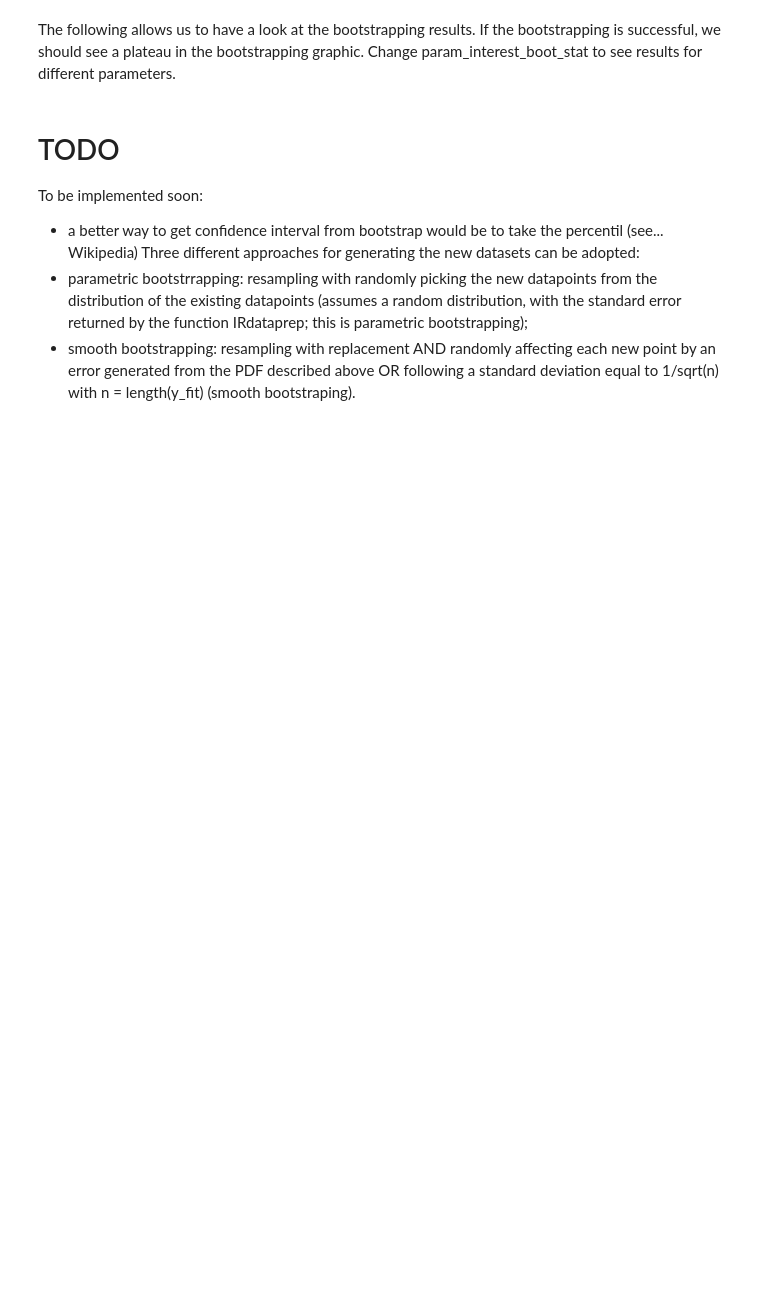
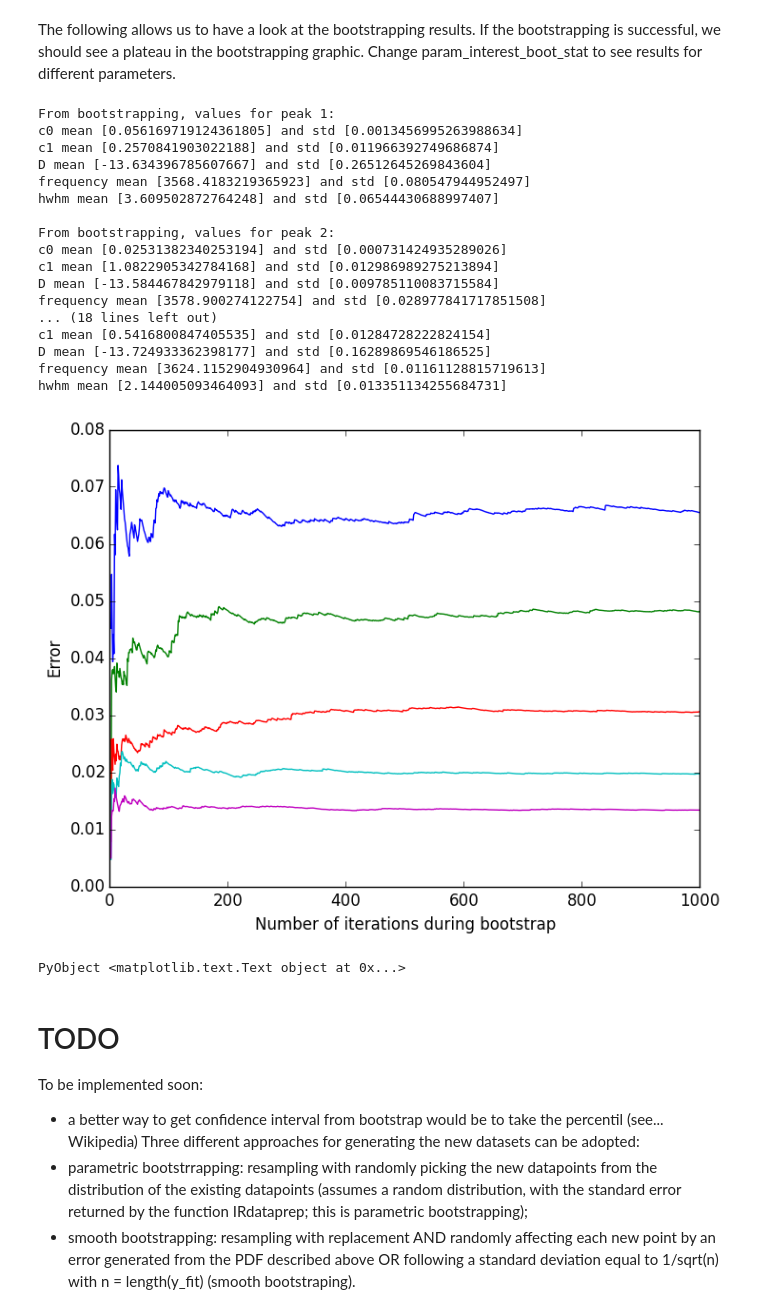
Before and after one commit to charlesll/Spectra.jl, a Jupyter notebook: examples/Diffusion_gauss_JuMPJulia.ipynb, the cells around one changed output. Cells and saved outputs as stored; diff of their text form; code cells hidden in the pictures; blank space fills up the shorter version.

```diff
--- a/examples/Diffusion_gauss_JuMPJulia.ipynb
+++ b/examples/Diffusion_gauss_JuMPJulia.ipynb
@@ -273,34 +278,54 @@ The following allows us to have a look at the bootstrapping results. If the boot
 # %%
 for i = 1:m
     println("From bootstrapping, values for peak $(i):")
     println("c0 mean $(mean(params_boot[:,1,i],1)) and std $(std(params_boot[:,1,i],1))")
     println("c1 mean $(mean(params_boot[:,2,i],1)) and std $(std(params_boot[:,2,i],1))")
     println("D mean $(mean(params_boot[:,3,i],1)) and std $(std(params_boot[:,3,i],1))")
     println("frequency mean $(mean(params_boot[:,4,i],1)) and std $(std(params_boot[:,4,i],1))")
     println("hwhm mean $(mean(params_boot[:,5,i],1)) and std $(std(params_boot[:,5,i],1))")
     println("")
 end
 
 # bootstrap performance
-param_interest_boot_stat = 5 # choose the parameter you want to look at
+param_interest_boot_stat = 3 # choose the parameter you want to look at
 
 bootrecord = zeros(nb_boot,m)
 for k = 1:nb_boot
     for i = 1:m
         if k == 0
             bootrecord[k,i] = 0
         else
             bootrecord[k,i] = sum(std(params_boot[1:k,param_interest_boot_stat,i],1))
         end
     end
 end
 
 fig = figure()
 for i = 1:m
     plot(1:nb_boot, bootrecord[:,i],label="SOI")
 end
 xlabel("Number of iterations during bootstrap")
 ylabel("Error")
+# %% [output]
+From bootstrapping, values for peak 1:
+c0 mean [0.056169719124361805] and std [0.0013456995263988634]
+c1 mean [0.2570841903022188] and std [0.011966392749686874]
+D mean [-13.634396785607667] and std [0.26512645269843604]
+frequency mean [3568.4183219365923] and std [0.080547944952497]
+hwhm mean [3.609502872764248] and std [0.06544430688997407]
+
+From bootstrapping, values for peak 2:
+c0 mean [0.02531382340253194] and std [0.000731424935289026]
+c1 mean [1.0822905342784168] and std [0.012986989275213894]
+D mean [-13.584467842979118] and std [0.009785110083715584]
+frequency mean [3578.900274122754] and std [0.028977841717851508]
+... (18 lines left out)
+c1 mean [0.5416800847405535] and std [0.01284728222824154]
+D mean [-13.724933362398177] and std [0.16289869546186525]
+frequency mean [3624.1152904930964] and std [0.01161128815719613]
+hwhm mean [2.144005093464093] and std [0.013351134255684731]
+[figure, added]
+PyObject <matplotlib.text.Text object at 0x...>
 # %% [markdown]
 # TODO
 To be implemented soon:
```
Also changed, not shown: parts of 3 cells of this notebook.
